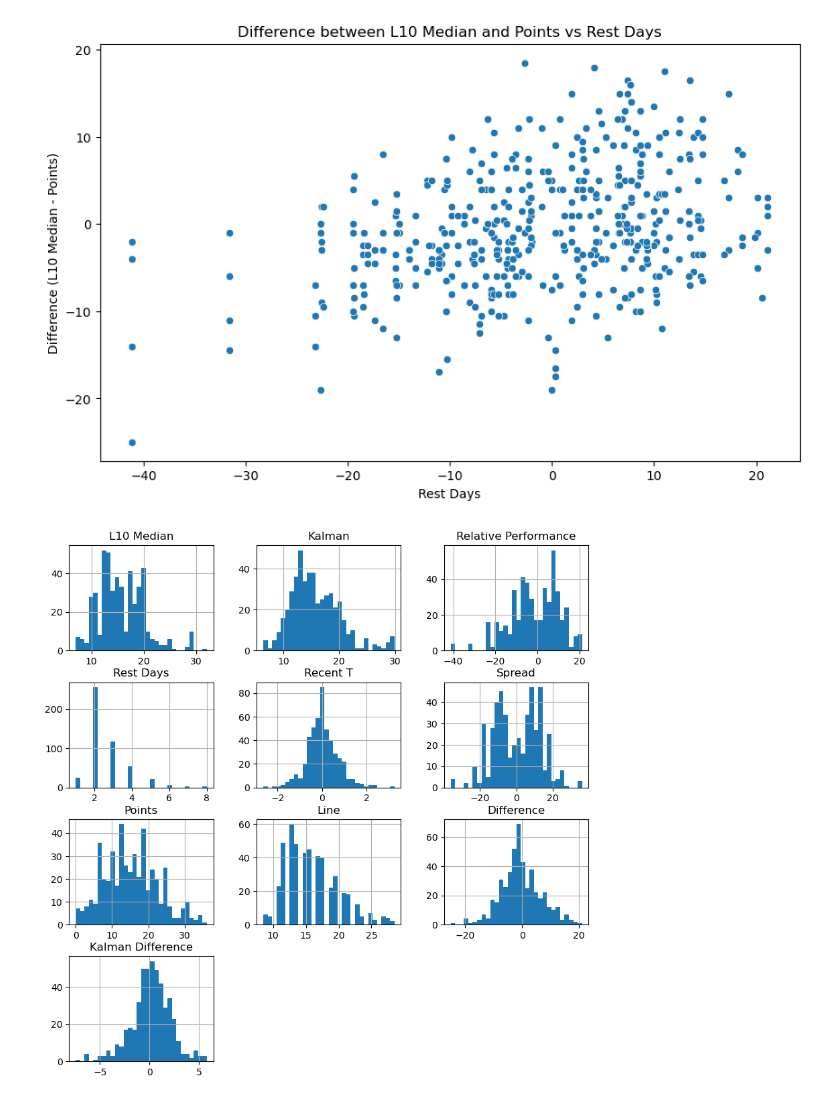
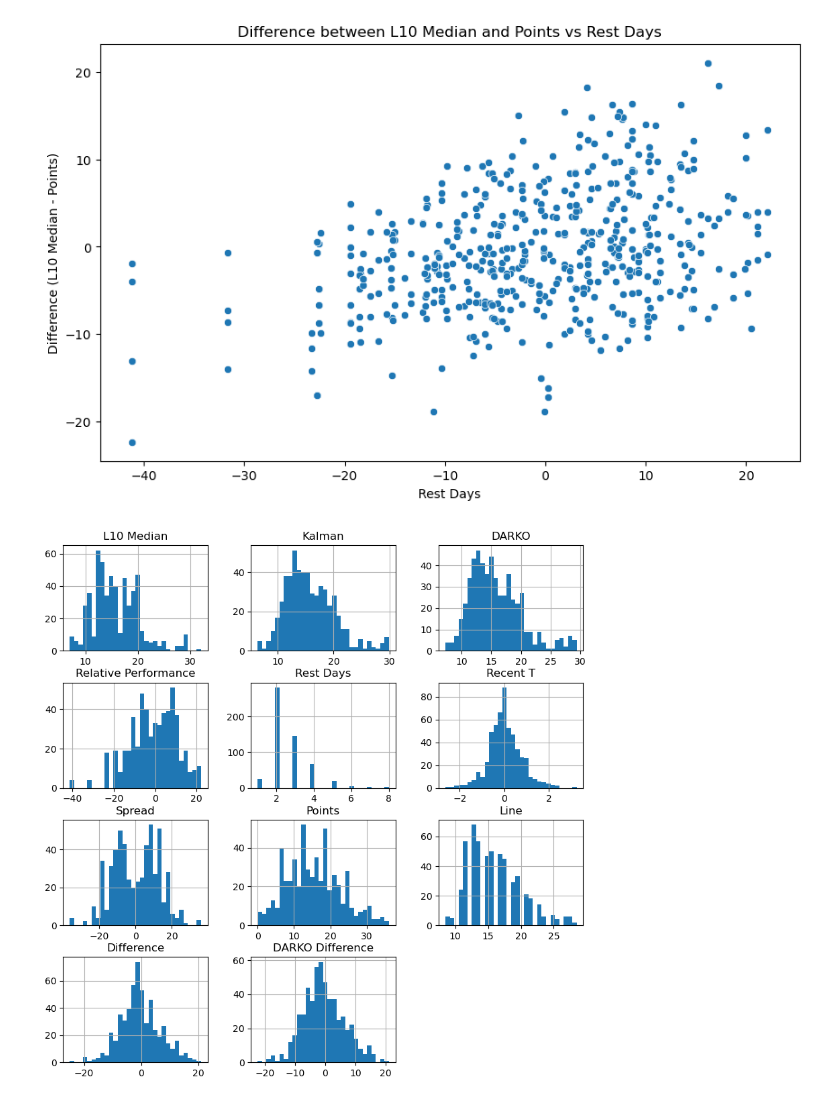
Before and after one commit to chessgoose/nba-ml-predictions, a Jupyter notebook: data_exploration.ipynb, the cells around one changed output. Saved outputs shown, nothing was run; the diff lists cells and outputs as text; code cells hidden in the pictures.

```diff
--- a/data_exploration.ipynb
+++ b/data_exploration.ipynb
@@ -21,7 +21,7 @@ print(class_counts)
 
 # Print point
 df["Difference"] = df["Points"] - df["L10 Median"]
-df["Kalman Difference"] = df["Kalman"] - df["L10 Median"]
+df["DARKO Difference"] = df["Points"] - df["DARKO"]
 print(df.describe())
 
 print(df[df["Difference"] > 5])
@@ -150,20 +149,20 @@ DARKO Error: 5.480639944516141
 # %%
 
 # Plot the difference against Rest Days
 plt.figure(figsize=(10, 6))
-sns.scatterplot(data=df, x='Relative Performance', y='Difference')
+sns.scatterplot(data=df, x='Relative Performance', y='DARKO Difference')
 plt.title('Difference between L10 Median and Points vs Rest Days')
 plt.xlabel('Rest Days')
 plt.ylabel('Difference (L10 Median - Points)')
 plt.show()
 
 # Relative performance vs team performance
 # We should really be seeing a PARABOLIC trend -- player performance is maximized if it is a close game (i.e. points = -10 to 10) and minimized otherwise (points = 20 and above)
 # %% [output]
-[figure, old version]
+[figure, new version]
 # %%
 # Histograms
 df.hist(bins=30, figsize=(10, 10))
 plt.show()
 # %% [output]
-[figure, old version]
+[figure, new version]
```
Also changed, not shown: parts of 4 cells of this notebook, 16 other files.
